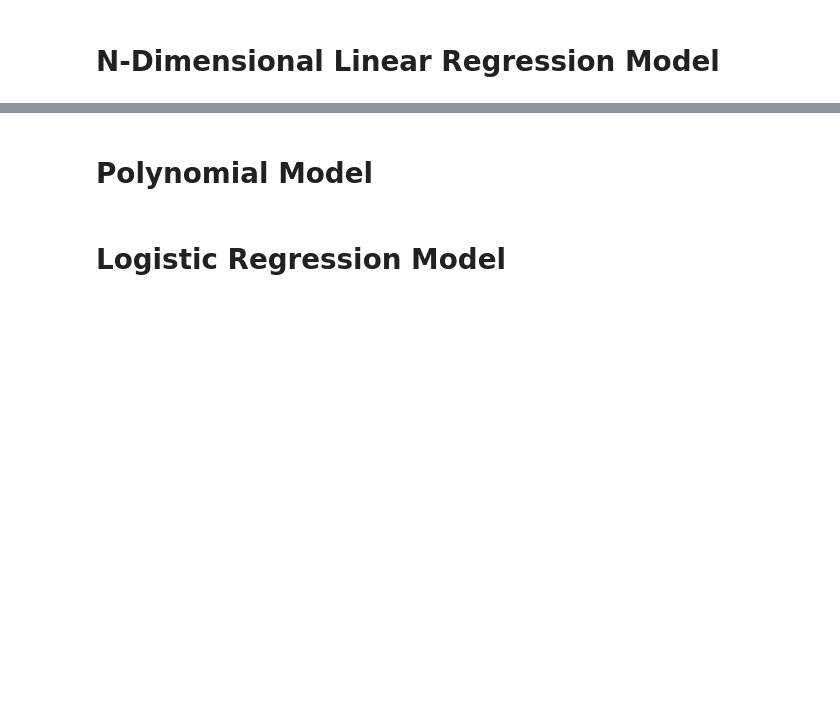
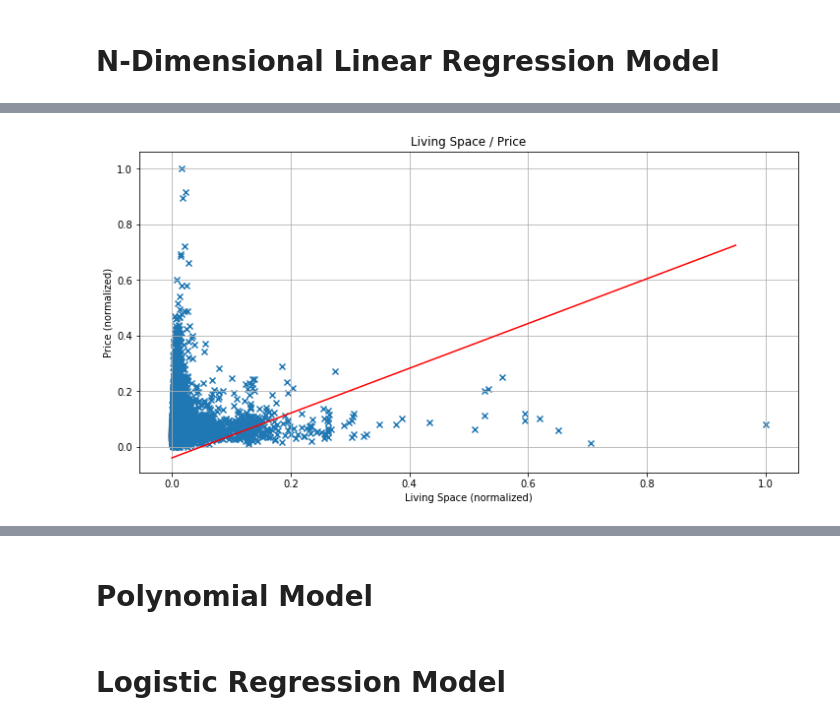
Before and after one commit to engineering-learning-machines/starter, a Jupyter notebook: Linear Regression as the Fundamental of Machine Learning.ipynb, the cells around one changed output, grey strips where cells are left out. Drawn from its saved outputs; the diff is of its cells as text; code cells hidden in the pictures; blank space fills up the shorter version.

```diff
--- a/Linear Regression as the Fundamental of Machine Learning.ipynb
+++ b/Linear Regression as the Fundamental of Machine Learning.ipynb
@@ -436,0 +636,6 @@ plot_results(model_large_learning_rate, 'Large Learning Rate')
+# %%
+plot_multilinear_factor(
+    1, 'Living Space (normalized)', 'Price (normalized)', model_multilinear, 'Living Space / Price'
+)
+# %% [output]
+[figure, added]
```
Also changed, not shown: parts of 34 cells of this notebook.
